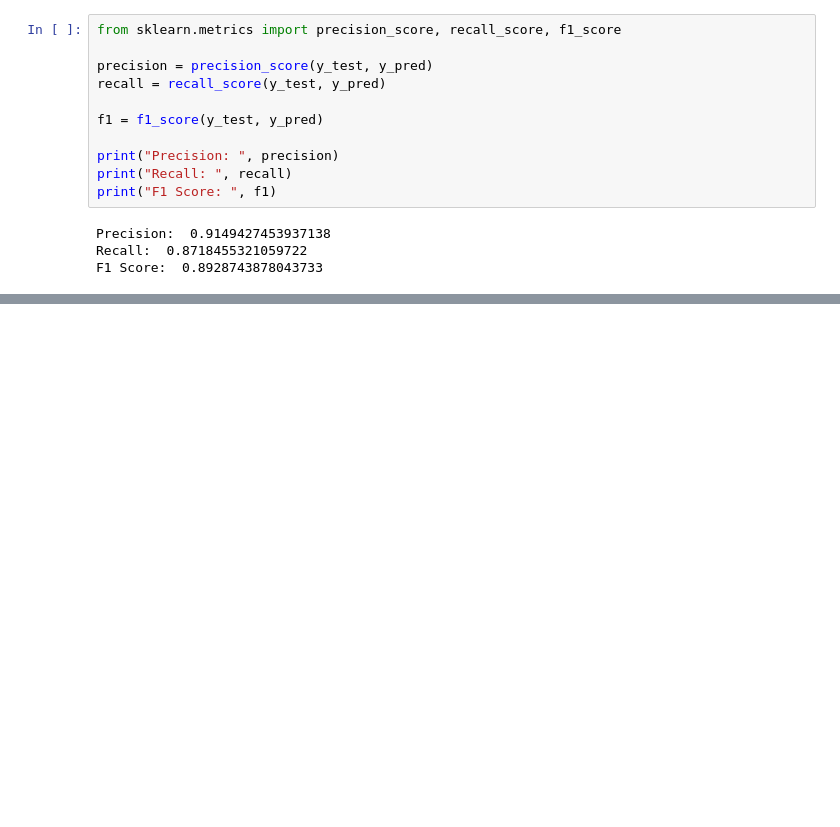
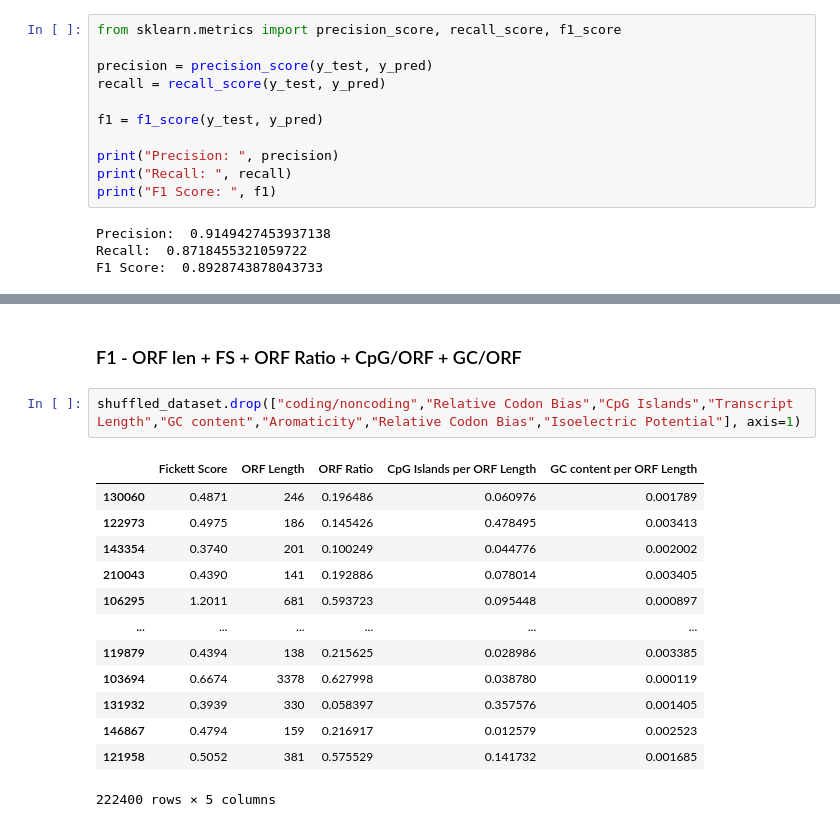
Before and after one commit to jaesilver/BioSeq-CL, a Jupyter notebook: model_v2.ipynb, the cells around one changed output, grey strips where cells are left out. Saved outputs shown, nothing was run; the diff lists cells and outputs as text; blank space fills up the shorter version.

```diff
--- a/model_v2.ipynb
+++ b/model_v2.ipynb
@@ -1807,0 +1965,18 @@ F1 Score:  0.8928743878043733
+# %% [markdown]
+### F1 - ORF len + FS + ORF Ratio + CpG/ORF + GC/ORF
+# %%
+shuffled_dataset.drop(["coding/noncoding","Relative Codon Bias","CpG Islands","Transcript Length","GC content","Aromaticity","Relative Codon Bias","Isoelectric Potential"], axis=1)
+# %% [output]
+|  | Fickett Score | ORF Length | ORF Ratio | CpG Islands per ORF Length | GC content per ORF Length |
+| 130060 | 0.4871 | 246 | 0.196486 | 0.060976 | 0.001789 |
+| 122973 | 0.4975 | 186 | 0.145426 | 0.478495 | 0.003413 |
+| 143354 | 0.3740 | 201 | 0.100249 | 0.044776 | 0.002002 |
+| 210043 | 0.4390 | 141 | 0.192886 | 0.078014 | 0.003405 |
+| 106295 | 1.2011 | 681 | 0.593723 | 0.095448 | 0.000897 |
+| ... | ... | ... | ... | ... | ... |
+| 119879 | 0.4394 | 138 | 0.215625 | 0.028986 | 0.003385 |
+| 103694 | 0.6674 | 3378 | 0.627998 | 0.038780 | 0.000119 |
+| 131932 | 0.3939 | 330 | 0.058397 | 0.357576 | 0.001405 |
+| 146867 | 0.4794 | 159 | 0.216917 | 0.012579 | 0.002523 |
+| 121958 | 0.5052 | 381 | 0.575529 | 0.141732 | 0.001685 |
+222400 rows × 5 columns
```
Also changed, not shown: parts of 18 cells of this notebook.
